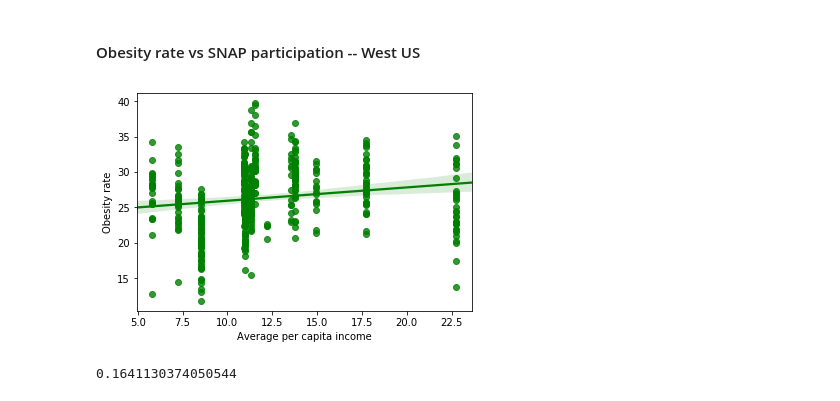
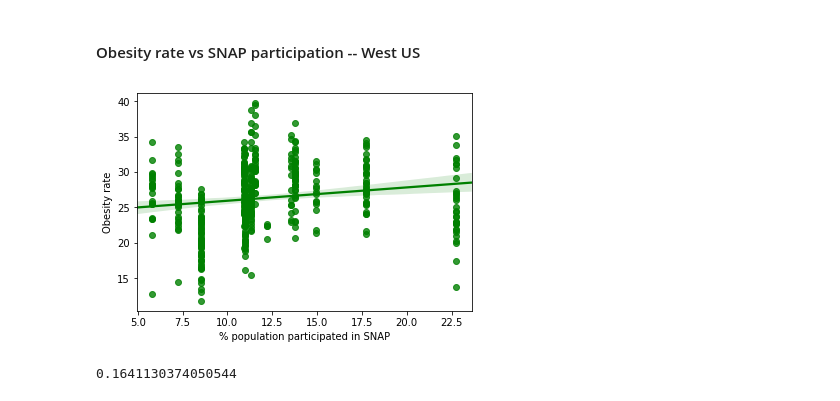
Before and after one commit to CourseReps/ECEN689-Fall2018, a Jupyter notebook: Projects/1ProjectFiles/Team5/Project 1.3.ipynb, the cells around one changed output. Cells and saved outputs as stored; diff of their text form; code cells hidden in the pictures.

```diff
--- a/Projects/1ProjectFiles/Team5/Project 1.3.ipynb
+++ b/Projects/1ProjectFiles/Team5/Project 1.3.ipynb
@@ -652,10 +647,10 @@ df_south['PCT_OBESE_ADULTS13'].corr(df_south['PCT_SNAP16'])
 #### Obesity rate vs SNAP participation -- West US
 # %%
 fig = sns.regplot(x=df_west['PCT_SNAP16'], y=df_west['PCT_OBESE_ADULTS13'], fit_reg=True, color = 'g')
-fig.set(xlabel = 'Average per capita income', ylabel = 'Obesity rate')
+fig.set(xlabel = '% population participated in SNAP', ylabel = 'Obesity rate')
 plt.show()
 # %% [output]
-[figure, old version]
+[figure, new version]
 # %%
 df_west['PCT_OBESE_ADULTS13'].corr(df_west['PCT_SNAP16'])
 # %% [output]
```
Also changed, not shown: parts of 20 cells of this notebook.
